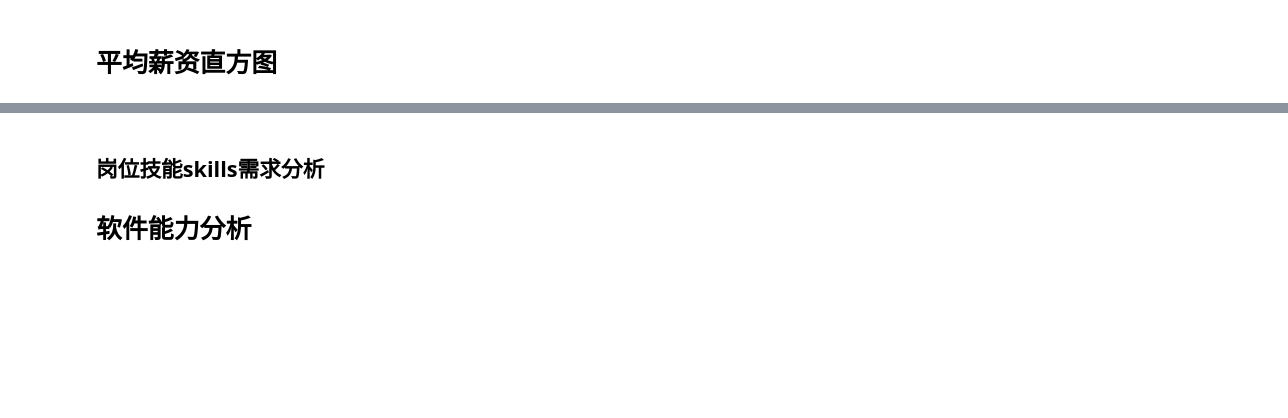
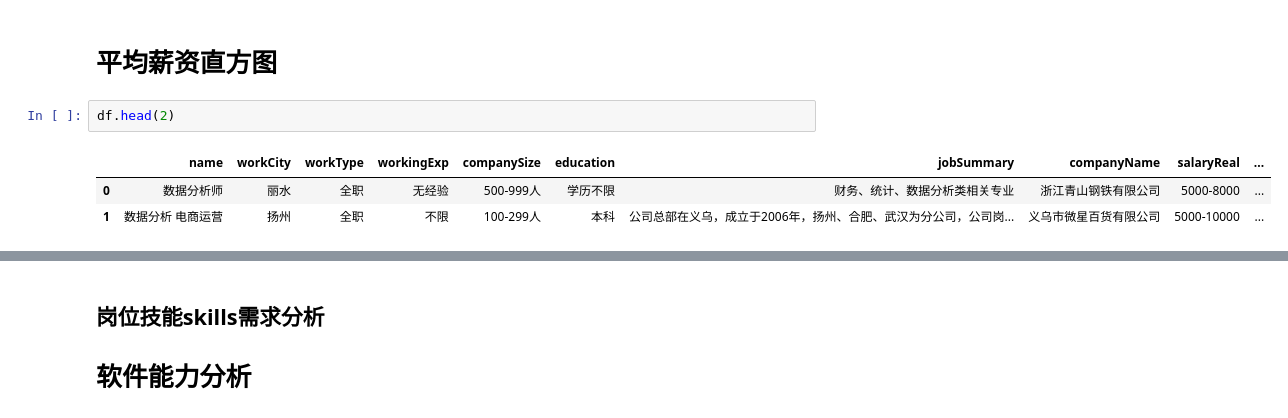
Before and after one commit to SHULI76/1, a Jupyter notebook: 数据分析类招聘信息数据分析.ipynb, the cells around one changed output, grey strips where cells are left out. Cells and saved outputs as stored; diff of their text form; blank space fills up the shorter version.

```diff
--- a/数据分析类招聘信息数据分析.ipynb
+++ b/数据分析类招聘信息数据分析.ipynb
@@ -247,3 +287,9 @@ plt.show()
 [figure]
 # %% [markdown]
 # 平均薪资直方图
+# %%
+df.head(2)
+# %% [output]
+|  | name | workCity | workType | workingExp | companySize | education | jobSummary | companyName | salaryReal | ... |
+| 0 | 数据分析师 | 丽水 | 全职 | 无经验 | 500-999人 | 学历不限 | 财务、统计、数据分析类相关专业 | 浙江青山钢铁有限公司 | 5000-8000 | ... |
+| 1 | 数据分析 电商运营 | 扬州 | 全职 | 不限 | 100-299人 | 本科 | 公司总部在义乌，成立于2006年，扬州、合肥、武汉为分公司，公司岗... | 义乌市微星百货有限公司 | 5000-10000 | ... |
```
Also changed, not shown: parts of 22 cells of this notebook.
